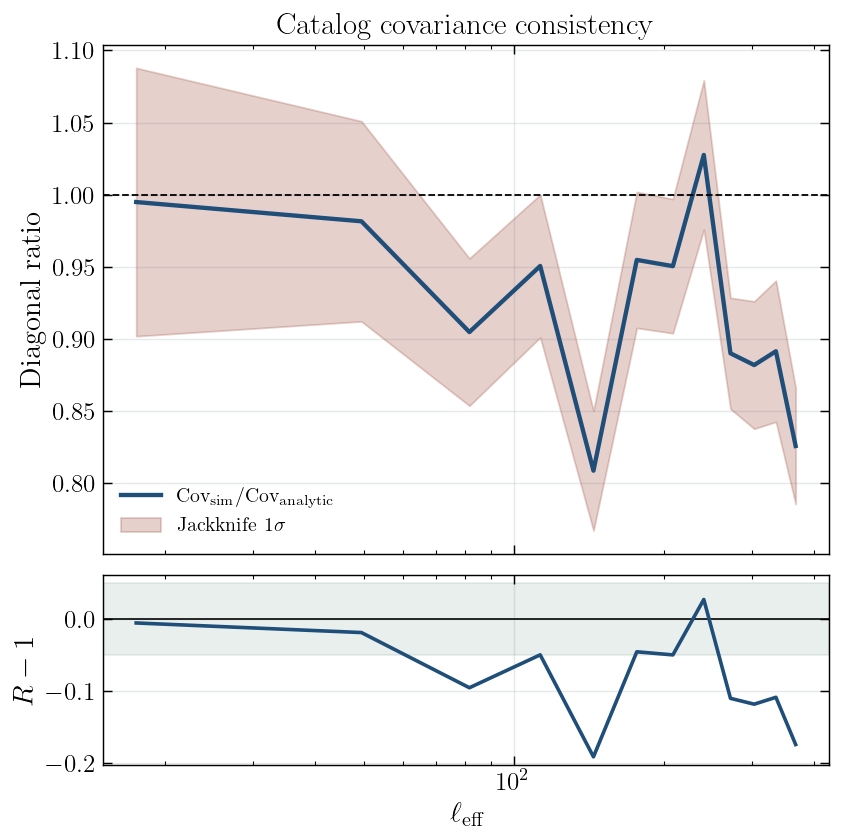
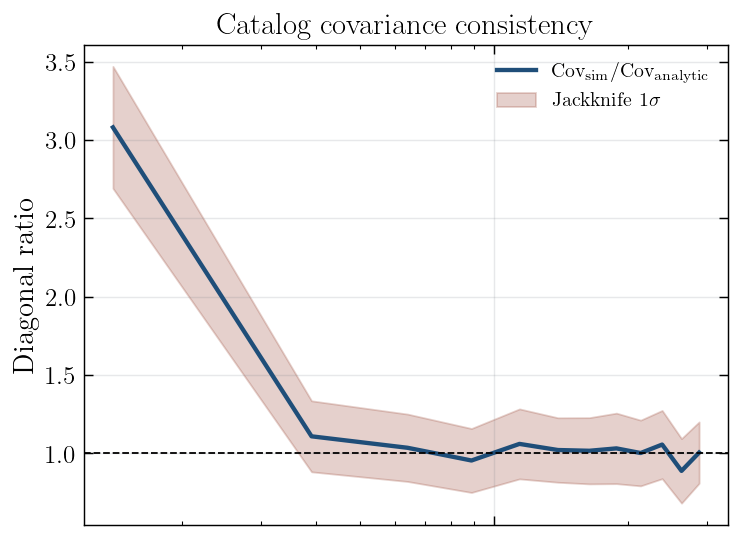
Unified diff of the notebook cell whose output changed from the first chart to the second:
--- before
+++ after
@@ -87,9 +87,9 @@
 
 analytic_path = locate_in_candidates(
-    ["covariance_catalog_analytic.npz", "covariance_forecast_analytic.npz"],
+    ["covariance_forecast_analytic.npz"],
     dirs_to_try,
 )
 sim_path = locate_in_candidates(
-    ["mock_catalog.npz", "mock_masked_fixed.npz"],
+    ["mock_masked_fixed.npz"],
     dirs_to_try,
 )
@@ -143,14 +143,13 @@
 
 # ---- plot -------------------------------------------------------------------
-fig = plt.figure(figsize=(7.2, 7.2))
-gs = fig.add_gridspec(2, 1, height_ratios=[3.2, 1.2], hspace=0.06)
+fig = plt.figure()
+gs = fig.add_gridspec()
 ax0 = fig.add_subplot(gs[0])
-ax1 = fig.add_subplot(gs[1], sharex=ax0)
 
 ax0.semilogx(ell_eff, ratio, color=C_BLUE, lw=2.4, label=r"$\mathrm{Cov}_{\rm sim}/\mathrm{Cov}_{\rm analytic}$")
 ax0.fill_between(
     ell_eff,
-    ratio - sigma_ratio,
-    ratio + sigma_ratio,
+    ratio - sigma_ratio**.5,
+    ratio + sigma_ratio**.5,
     color=C_ORANGE,
     alpha=0.22,
@@ -164,17 +163,7 @@
 plt.setp(ax0.get_xticklabels(), visible=False)
 
-ax1.axhline(0.0, color="black", lw=0.9)
-ax1.axhspan(-0.05, 0.05, color=C_GREEN, alpha=0.10)
-ax1.semilogx(ell_eff, ratio - 1.0, color=C_BLUE, lw=2.0)
-ax1.set_xlabel(r"$\ell_{\rm eff}$")
-ax1.set_ylabel(r"$R-1$")
-ax1.grid(which="major", alpha=0.16, color=C_GRAY, linestyle="-")
-
-out_png = plots_dir / "covariance_catalog_ratio_jackknife.png"
 out_pdf = plots_dir / "covariance_catalog_ratio_jackknife.pdf"
-fig.savefig(out_png, dpi=220, bbox_inches="tight")
 fig.savefig(out_pdf, bbox_inches="tight")
 plt.show()
 
-print(f"Saved: {out_png}")
 print(f"Saved: {out_pdf}")

Commit: update